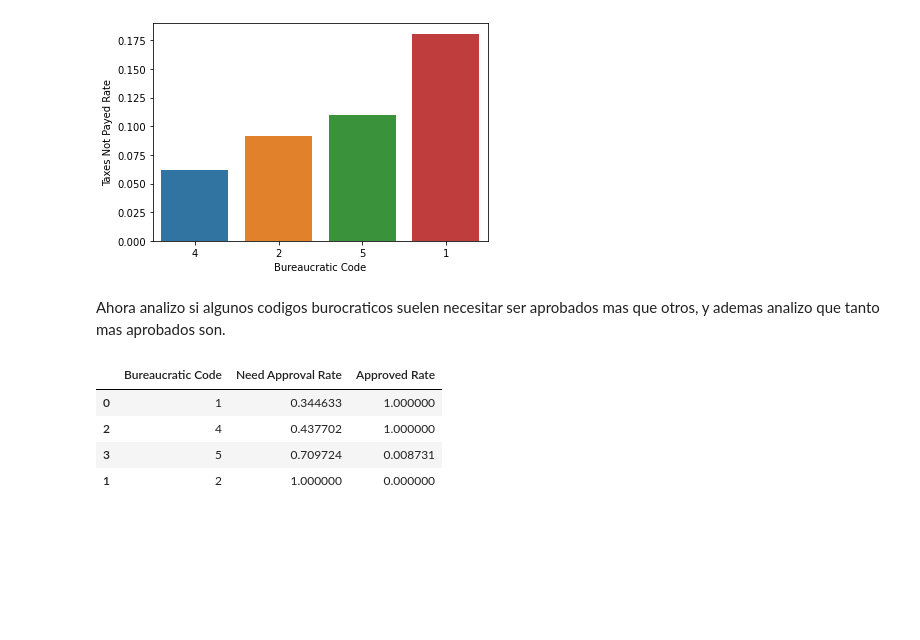
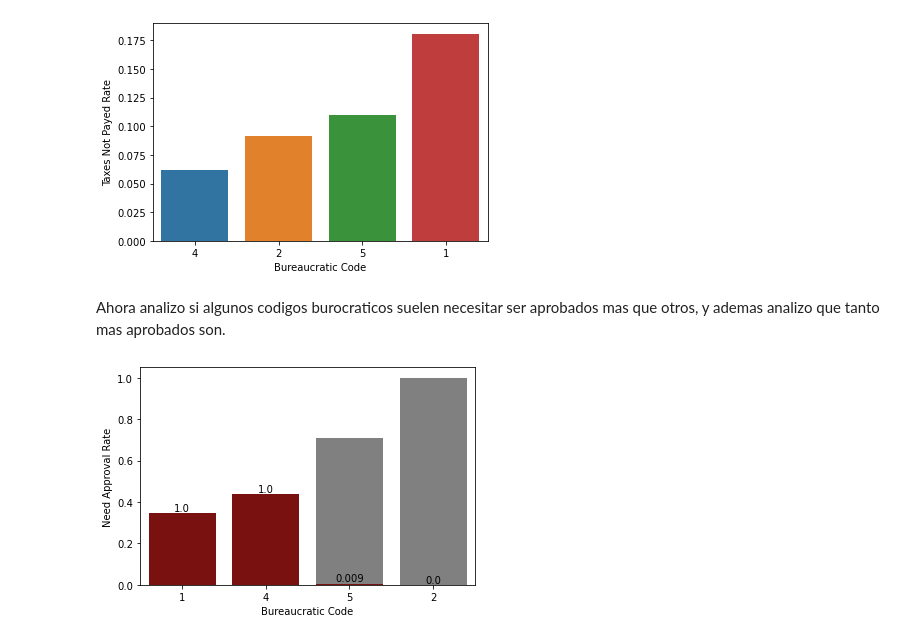
Before and after one commit to RiedelNicolas/75.06-2C2020-TP1, a Jupyter notebook: BureaucraticCode.ipynb, the cells around one changed output. Saved outputs shown, nothing was run; the diff lists cells and outputs as text; code cells hidden in the pictures; blank space fills up the shorter version.

Commit message:
Agrego grafico cheto

```diff
--- a/BureaucraticCode.ipynb
+++ b/BureaucraticCode.ipynb
@@ -89,24 +90,40 @@ y ademas analizo que tanto mas aprobados son.
 # %%
 bureaucraticApprovals = data[['Bureaucratic_Code', 'Bureaucratic_Code_0_Approval', 'Bureaucratic_Code_0_Approved']]
 
 bureaucraticApprovals = bureaucraticApprovals[bureaucraticApprovals['Bureaucratic_Code'].isin(validStatisticalCodes)]
 
 bureaucraticApprovals = bureaucraticApprovals.groupby('Bureaucratic_Code').agg({'Bureaucratic_Code_0_Approval':['mean', 'sum'],
                                        'Bureaucratic_Code_0_Approved':'sum'})
 
 bureaucraticApprovals[('','Approved Rate')] = bureaucraticApprovals[('Bureaucratic_Code_0_Approved', 'sum')]  /\
                                          bureaucraticApprovals[('Bureaucratic_Code_0_Approval', 'sum')]
 
 bureaucraticApprovals.drop(['Bureaucratic_Code_0_Approved', ('Bureaucratic_Code_0_Approval', 'sum')], axis=1, inplace=True)
 
 bureaucraticApprovals = bureaucraticApprovals.droplevel(0, axis=1).reset_index().rename(columns={'Bureaucratic_Code':'Bureaucratic Code',
                                                                          'mean':'Need Approval Rate'})\
                 .sort_values('Need Approval Rate')
 
-bureaucraticApprovals
+#Hago los graficos que muestran en las barras que porcentaje de ese codigo necesito
+#ser aprobado, y en colorcito relleno que porcentaje de esos que necesitaban ser aprobados
+#fueron finalmente aprobados
+
+ax = sns.barplot(x='Bureaucratic Code', y='Need Approval Rate', data=bureaucraticApprovals,
+           order=bureaucraticApprovals['Bureaucratic Code'], color='grey')
+
+#Reescalo para graficar (o sea, convierto el porcentaje absoluto a porcentaje relativo
+#en el grafico para que quede bien el relleno
+
+bureaucraticApprovals['Approved Rate'] = bureaucraticApprovals['Approved Rate']*bureaucraticApprovals['Need Approval Rate']
+
+sns.barplot(x='Bureaucratic Code', y='Approved Rate', data=bureaucraticApprovals,
+           order=bureaucraticApprovals['Bureaucratic Code'], color='darkred', ax=ax)
+
+ax.set(ylabel='Need Approval Rate')
+
+i = 0
+for index, row in bureaucraticApprovals.iterrows():
+    ax.text(i, row['Approved Rate'] + 0.01, round(row['Approved Rate']/row['Need Approval Rate'], 3), color='black', ha="center")
+    i = i + 1
 # %% [output]
-|  | Bureaucratic Code | Need Approval Rate | Approved Rate |
-| 0 | 1 | 0.344633 | 1.000000 |
-| 2 | 4 | 0.437702 | 1.000000 |
-| 3 | 5 | 0.709724 | 0.008731 |
-| 1 | 2 | 1.000000 | 0.000000 |
+[figure, added]
```
Also changed, not shown: parts of 5 cells of this notebook.
